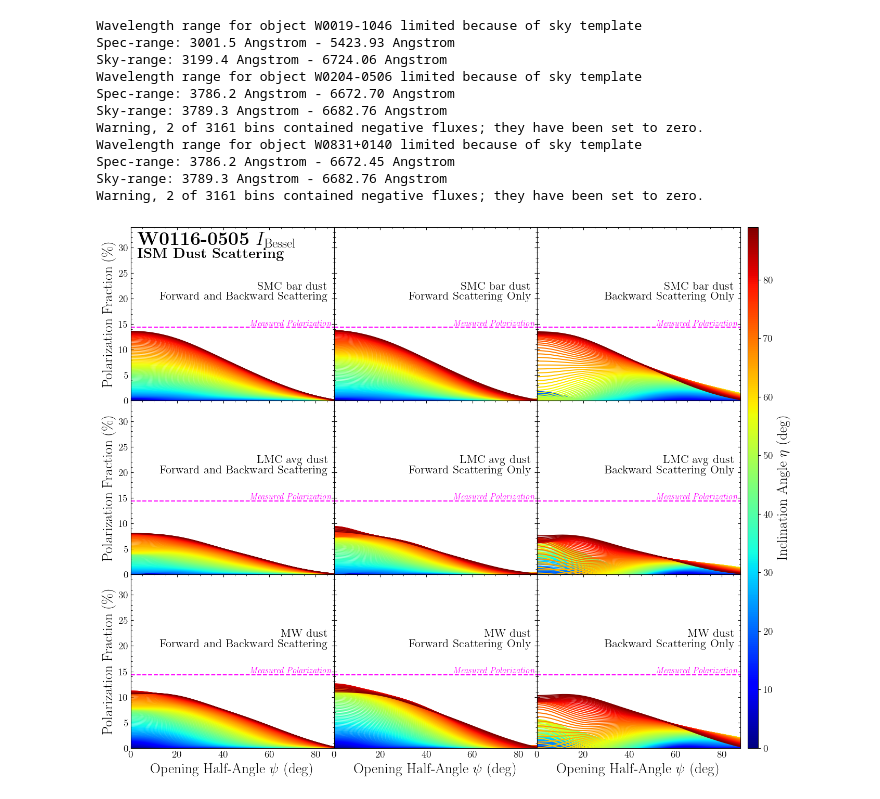
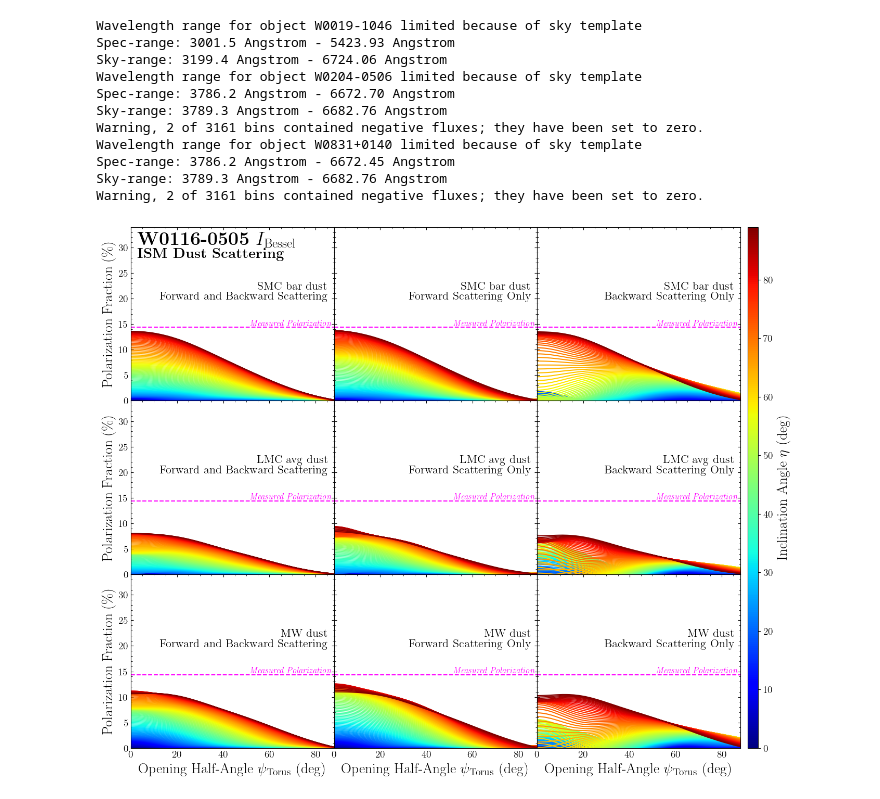
Before and after one commit to rjassef/Impol_BHDs_repo, a Jupyter notebook: plots/ISM_pol_model/pol_models_W0116.ipynb, the cells around one changed output. Drawn from its saved outputs; the diff is of its cells as text; code cells hidden in the pictures.

```diff
--- a/plots/ISM_pol_model/pol_models_W0116.ipynb
+++ b/plots/ISM_pol_model/pol_models_W0116.ipynb
@@ -132,32 +132,32 @@ for jind, ind in enumerate(indices):
         c = cmap(Norm(theta))
         #Plot
         im = axs[k,i].plot(psi_angles, 100*p_bb[jind][bname][jtheta], color=c, linestyle='solid')
 
     #Set the axes limits.
     axs[k,i].set_xlim([0, np.max(psi_angles)-1])
     axs[k,i].set_ylim([0, ymax])
 
     axs[k,i].text(0.97, 0.58, stype_label, ha='right', transform=axs[k,i].transAxes, fontsize=16)
     axs[k,i].text(0.97, 0.64, dust_labels[k], ha='right', transform=axs[k,i].transAxes, fontsize=16)
     puse = op.pfrac[wid][bname]
     axs[k,i].plot([0, 90], [puse, puse], '--', label=wid+" "+bname, color='magenta')
     axs[k,i].text(psi_angles[-1]*0.98, puse, r"\textit{Measured Polarization}", style='italic', color='magenta', ha='right', va='bottom', fontsize=12)
     #axs[k,i].legend(loc=7, fontsize=20)
 
     if k==0 and i==0:
         axs[k,i].text(0.03, 0.90, r"\textbf{W0116-0505} $I_{\rm Bessel}$", fontsize=26, ha='left', transform=axs[k,i].transAxes)
         axs[k,i].text(0.03, 0.82, r"\textbf{ISM Dust Scattering}", fontsize=20, ha='left', transform=axs[k,i].transAxes)
 
     #Set the axes labels.
     if ylabel:
         axs[k,i].set_ylabel('Polarization Fraction (\%)', fontsize=20)
     if xlabel:
-        axs[k,i].set_xlabel(r'Opening Half-Angle $\psi$ (deg)', fontsize=20)
+        axs[k,i].set_xlabel(r'Opening Half-Angle $\psi_{\rm Torus}$ (deg)', fontsize=20)
 
 cb = fig.colorbar(mpl.cm.ScalarMappable(norm=Norm, cmap=cmap), ax=axs, pad=0.01, aspect=50)
 cb.set_label(label=r'Inclination Angle $\eta$ (deg)', fontsize=20)
 cb.ax.tick_params(labelsize=14)
 
 fig.savefig("ISM_pol_W0116_Ibess.png", dpi=200, bbox_inches='tight')
 # %% [output]
-[figure, old version]
+[figure, new version]
```
Also changed, not shown: 3 other files.
